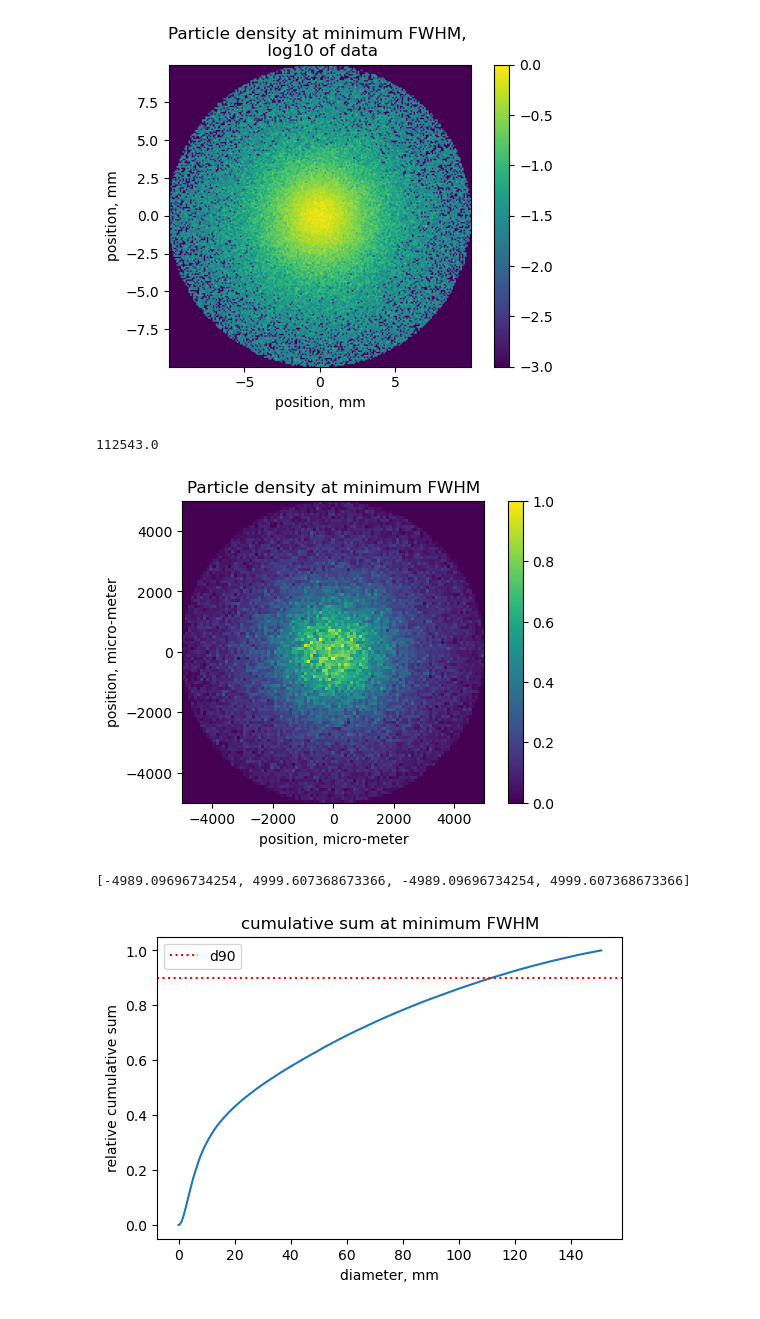
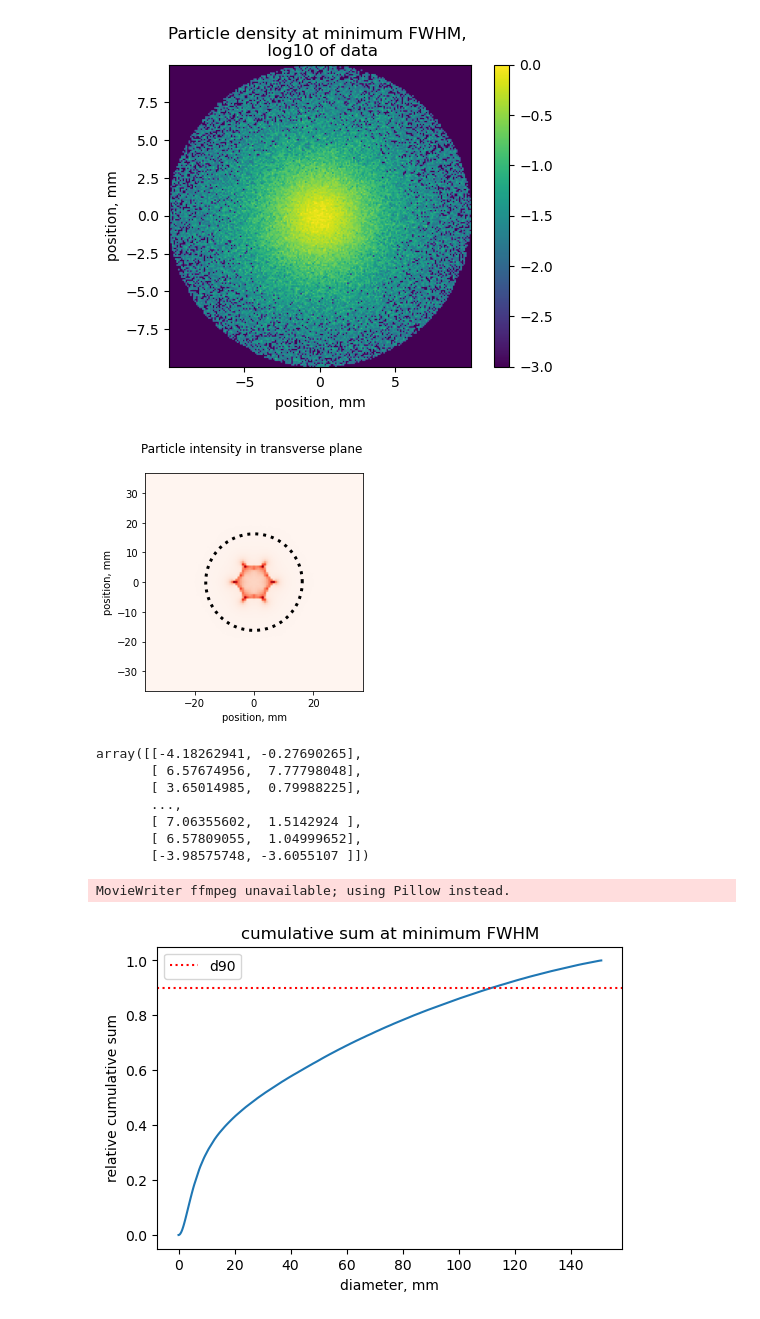
Before and after one commit to BillyTheKidPhysicist/storageRing, a Jupyter notebook: storageRingModel/analysis/collectorLensAnalysis.ipynb, the cells around one changed output. Drawn from its saved outputs; the diff is of its cells as text; code cells hidden in the pictures.

```diff
--- a/storageRingModel/analysis/collectorLensAnalysis.ipynb
+++ b/storageRingModel/analysis/collectorLensAnalysis.ipynb
@@ -41,11 +41,11 @@ def make_point_source_swarm(num_particles):
     rotate_swarm(swarm)
     return swarm
 def make_simulated_swarm(num_particles):
-    file='/Users/williamdebenham/Desktop/storageRing/storageRing/storageRingModel/massiveSwarms/100millionParticles_3mk.txt'
+    file='/Users/williamdebenham/Desktop/storageRing/storageRing/storageRingModel/massiveSwarms/300millionParticles_Theory.txt'
     particle_data=np.loadtxt(file)
     np.random.shuffle(particle_data)
     swarm_initial=Swarm()
-    delta_vx=-3.0
+    delta_vx=-3.3
     i=0
     for data in particle_data:
         i+=1
@@ -65,7 +65,7 @@ def make_small_source_swarm(num_particles):
 
 def make_square_source_swarm(num_particles):
     circle_factor=4/np.pi
-    swarm_square=st.initalize_pseudorandom_swarm_in_phase_space(2e-3,pr_max,1e-9,num_particles*circle_factor,same_seed=True,circular=False)
+    swarm_square=st.initalize_pseudorandom_swarm_in_phase_space(1e-3,pr_max,1e-9,num_particles*circle_factor,same_seed=True,circular=False)
     swarm_valid=Swarm()
     for particle in swarm_square:
         _,py,pz=particle.pi
@@ -88,15 +117,14 @@ def make_swarm(num_particles_to_trace,source_type):
 # %%
 from ParticleClass import Swarm
 
-def trace_swarm(num_particles_to_trace,source_type='point'):
+def trace_swarm(num_particles_to_trace,source_type):
     swarm_initial=make_swarm(num_particles_to_trace,source_type)
-    work_size=500_000
-    swarm_traced=st.trace_swarm_through_lattice(swarm_initial,5e-6,1.0,parallel=False,use_fast_mode=True,steps_per_logging=10,accelerated=True)
+    swarm_traced=st.trace_swarm_through_lattice(swarm_initial,5e-6,1.0,parallel=False,use_fast_mode=True,accelerated=True)
     return swarm_traced
 t=time.time()
-num_particles_approx=30_000_000
-source_type='simulated'
-swarm_traced=trace_swarm(num_particles_approx,source_type=source_type)
+num_particles_approx=5_000_000
+source_type='point'
+swarm_traced=trace_swarm(num_particles_approx,source_type)
 num_particles=len(swarm_traced)
 analyzer=CollectorSwarmAnalyzer(swarm_traced,lattice)
 print(time.time()-t)
@@ -220,32 +320,51 @@ plt.show()
 [figure]
 # %%
 %matplotlib inline
-x_interp=1.76
-r_max_fwhm=5
-y_vals,z_vals=analyzer.interpolate(x_interp,max_radius_mm=r_max_fwhm)
+import matplotlib.animation as animation
+from celluloid import Camera
+
+x_image=d90_x_focus
+r_max_fwhm=25
+
+plt.title("Particle intensity in transverse plane \n")
+plt.xlabel("position, mm")
+plt.ylabel("position, mm")
+
+y_vals,z_vals=analyzer.interpolate(x_image)
+data=np.column_stack((y_vals,z_vals))
+np.save('focusImageData',data)
 num_bins=100
 bins=np.linspace(y_vals.min(),y_vals.max(),num_bins)
 image,binx,biny=np.histogram2d(y_vals,z_vals,bins=bins)
-print(np.sum(image))
-binx=binx*1e3
-biny=biny*1e3
 image=image/image.max()
 image=np.rot90(image)
-plt.figure(dpi=100)
-plt.title("Particle density at minimum FWHM")
-plt.imshow(image,extent=[binx.min(),binx.max(),biny.min(),biny.max()])
-plt.xlabel("position, micro-meter")
-plt.ylabel("position, micro-meter")
-plt.colorbar()
+# plt.title("Particle density at minimum D90, \n "
+#           "Distance from nozzle = "+str(int(x_image*100))+' cm')
+imshow=plt.imshow(image,extent=[binx.min(),binx.max(),biny.min(),biny.max()],cmap='Reds')
+
+theta=np.linspace(0,2*np.pi,1000)
+r90=d90_min/2.0
+x_d90=r90*np.cos(theta)
+y_d90=r90*np.sin(theta)
+plt.plot(x_d90,y_d90,c='black',linestyle=':',linewidth=3)
 plt.show()
-# r_arr=np.sqrt(y_vals**2+z_vals**2)
-# plt.hist(r_arr,bins=50)
-# plt.show()
-[binx.min(),binx.max(),biny.min(),biny.max()]
 # %% [output]
-112543.0
-[figure, old version]
+[figure, new version]
-[-4989.09696734254, 4999.607368673366, -4989.09696734254, 4999.607368673366]
+# %%
+data
+# %% [output]
+array([[-4.18262941, -0.27690265],
+       [ 6.57674956,  7.77798048],
+       [ 3.65014985,  0.79988225],
+       ...,
+       [ 7.06355602,  1.5142924 ],
+       [ 6.57809055,  1.04999652],
+       [-3.98575748, -3.6055107 ]])
+# %%
+animation = camera.animate()
+animation.save('focus.gif', fps=5, dpi=100)
+# %% [output]
+MovieWriter ffmpeg unavailable; using Pillow instead.
 # %%
 # cumulative particle distribution
 %matplotlib inline
```
Also changed, not shown: parts of 22 cells of this notebook, 53 other files.
